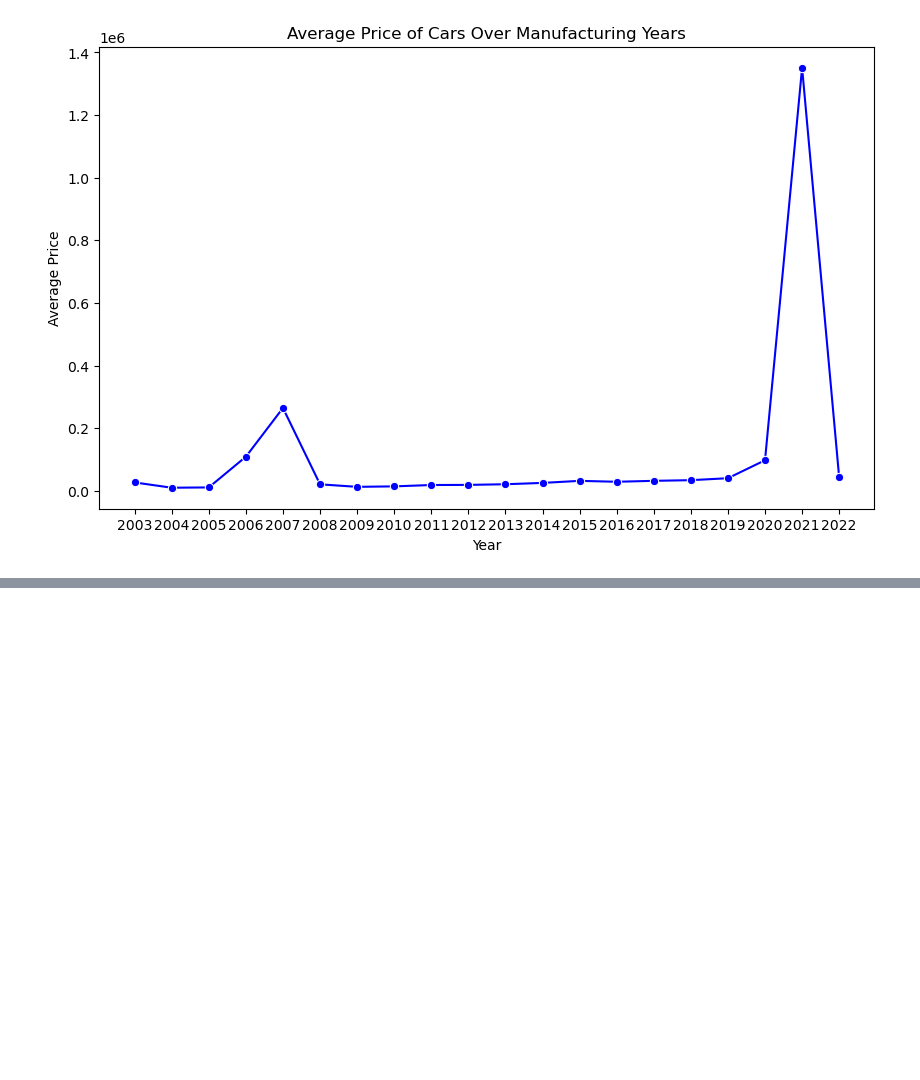
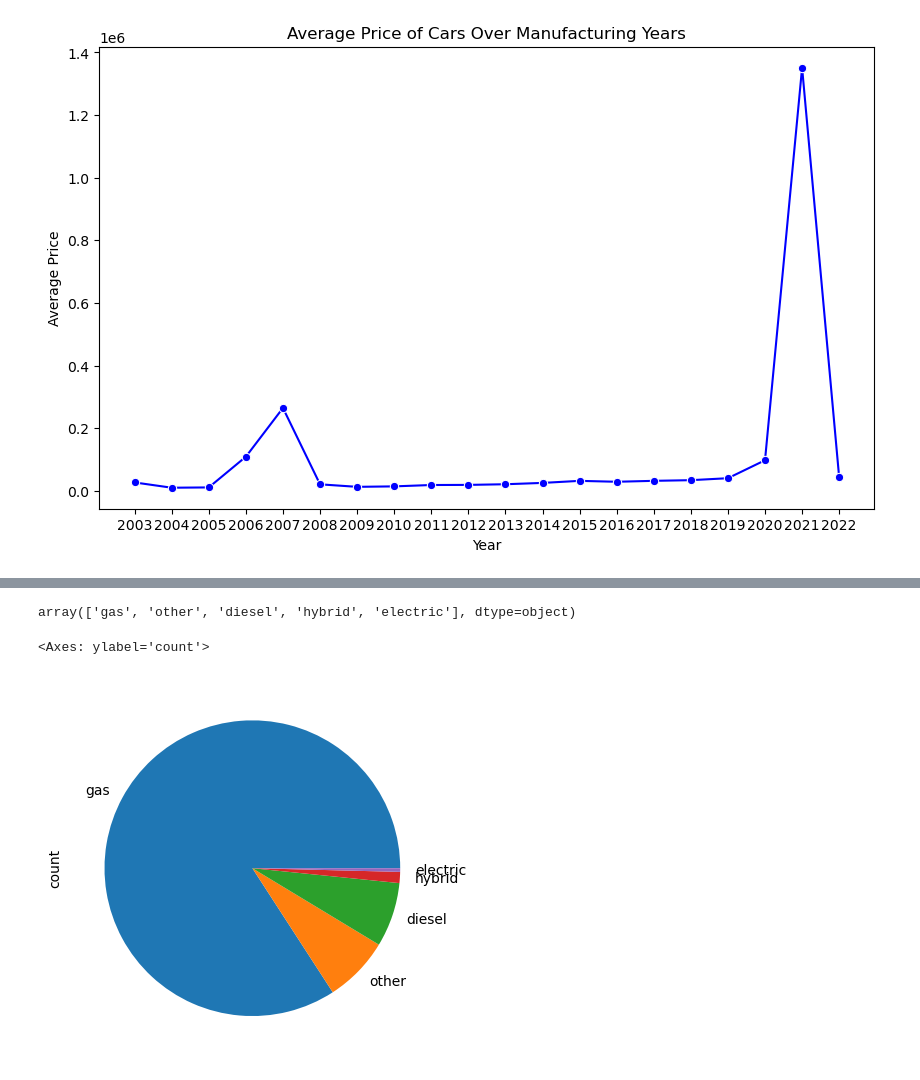
Before and after one commit to Mariambadra/Used_cars_EDA, a Jupyter notebook: Used Cars EDA.ipynb, the cells around one changed output, grey strips where cells are left out. Cells and saved outputs as stored; diff of their text form; code cells hidden in the pictures; blank space fills up the shorter version.

```diff
--- a/Used Cars EDA.ipynb
+++ b/Used Cars EDA.ipynb
@@ -237,0 +263,9 @@ plt.show()
+# %%
+df['fuel'].unique()
+# %% [output]
+array(['gas', 'other', 'diesel', 'hybrid', 'electric'], dtype=object)
+# %%
+df['fuel'].value_counts().plot(kind='pie')
+# %% [output]
+<Axes: ylabel='count'>
+[figure, added]
```
Also changed, not shown: parts of 7 cells of this notebook.
